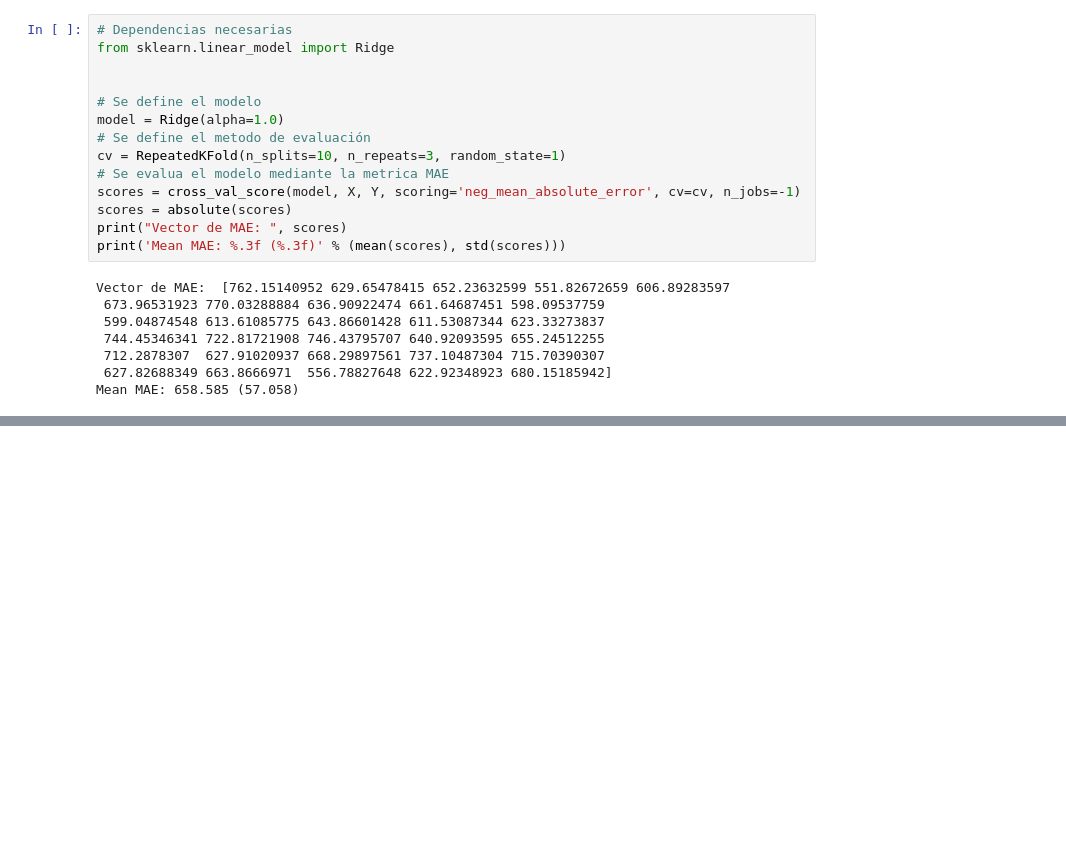
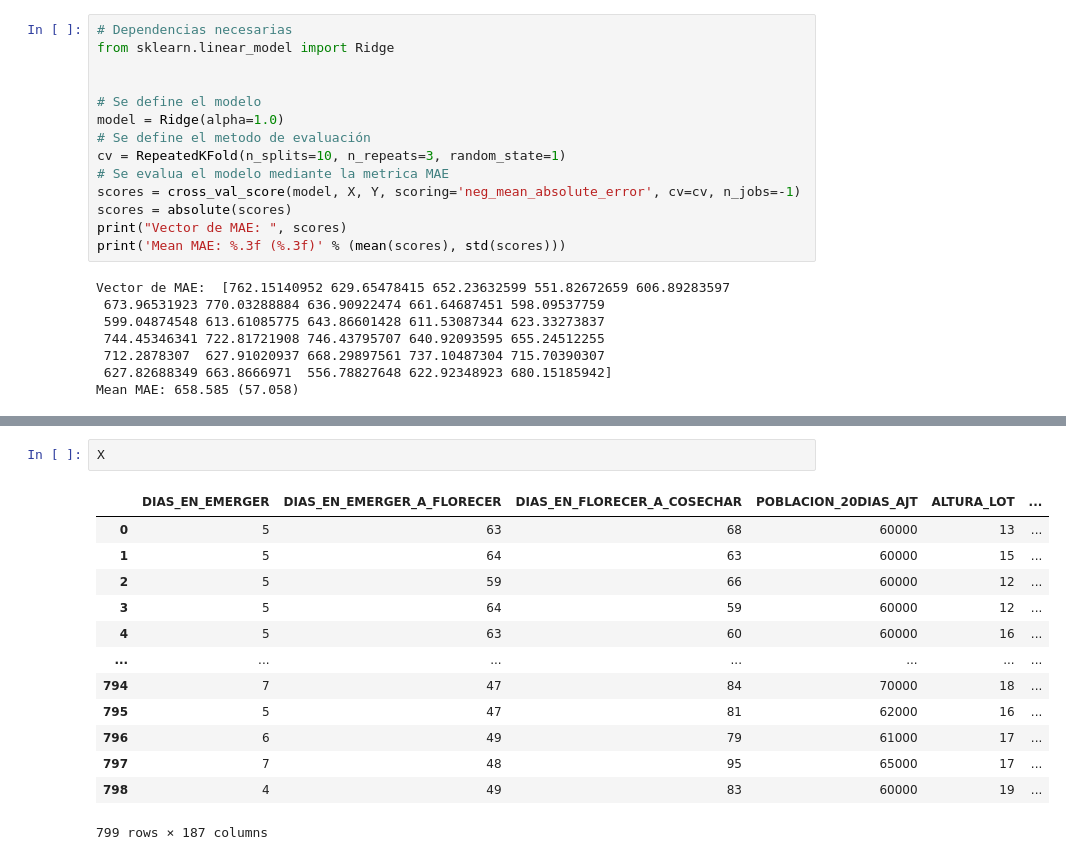
Before and after one commit to GermanMoran/TesisMaestria, a Jupyter notebook: codigos/CLR.ipynb, the cells around one changed output, grey strips where cells are left out. Saved outputs shown, nothing was run; the diff lists cells and outputs as text; blank space fills up the shorter version.

```diff
--- a/codigos/CLR.ipynb
+++ b/codigos/CLR.ipynb
@@ -356,0 +487,16 @@ Mean MAE: 658.585 (57.058)
+# %%
+X
+# %% [output]
+|  | DIAS_EN_EMERGER | DIAS_EN_EMERGER_A_FLORECER | DIAS_EN_FLORECER_A_COSECHAR | POBLACION_20DIAS_AJT | ALTURA_LOT | ... |
+| 0 | 5 | 63 | 68 | 60000 | 13 | ... |
+| 1 | 5 | 64 | 63 | 60000 | 15 | ... |
+| 2 | 5 | 59 | 66 | 60000 | 12 | ... |
+| 3 | 5 | 64 | 59 | 60000 | 12 | ... |
+| 4 | 5 | 63 | 60 | 60000 | 16 | ... |
+| ... | ... | ... | ... | ... | ... | ... |
+| 794 | 7 | 47 | 84 | 70000 | 18 | ... |
+| 795 | 5 | 47 | 81 | 62000 | 16 | ... |
+| 796 | 6 | 49 | 79 | 61000 | 17 | ... |
+| 797 | 7 | 48 | 95 | 65000 | 17 | ... |
+| 798 | 4 | 49 | 83 | 60000 | 19 | ... |
+799 rows × 187 columns
```
Also changed, not shown: parts of 31 cells of this notebook.
